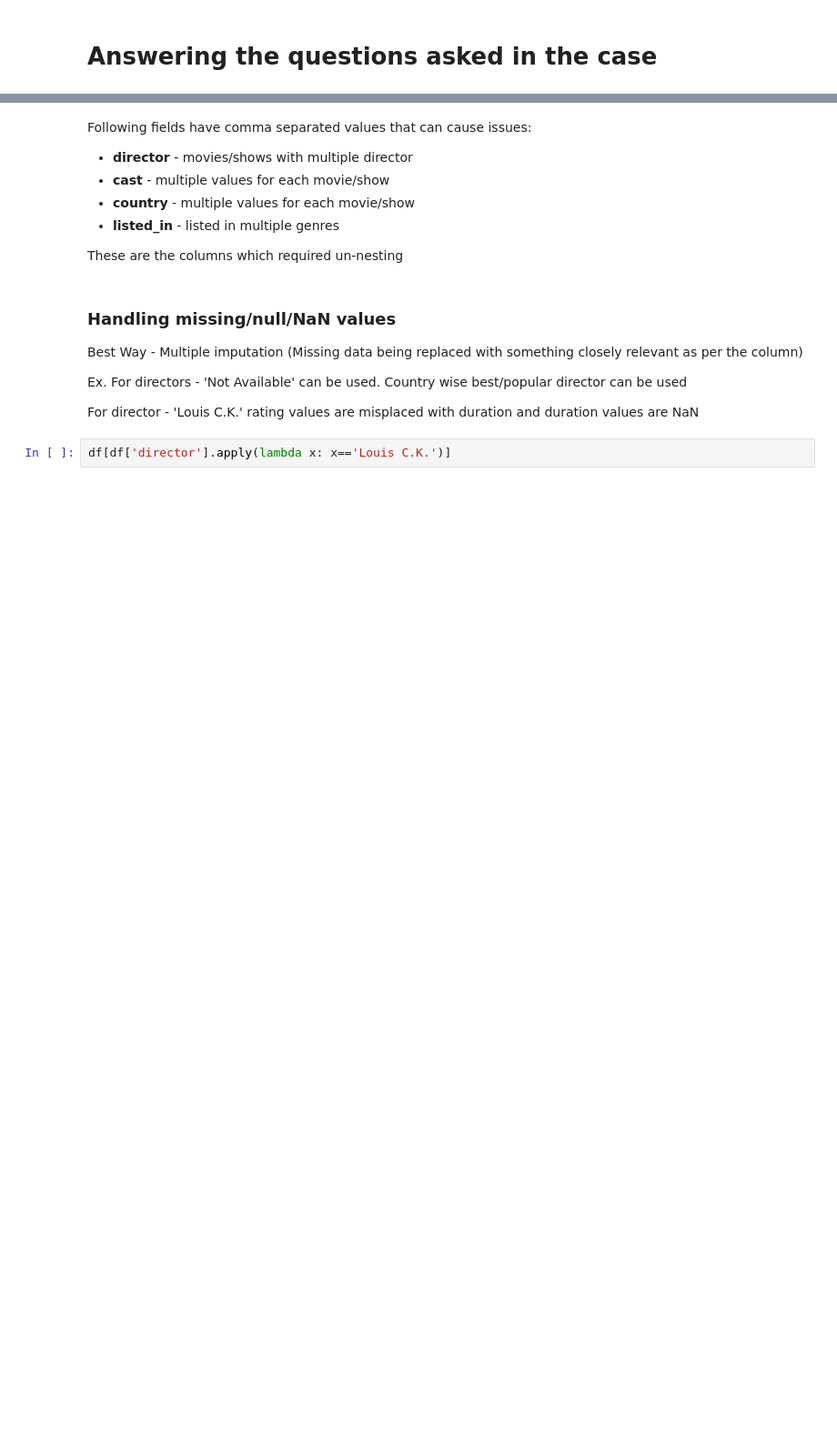
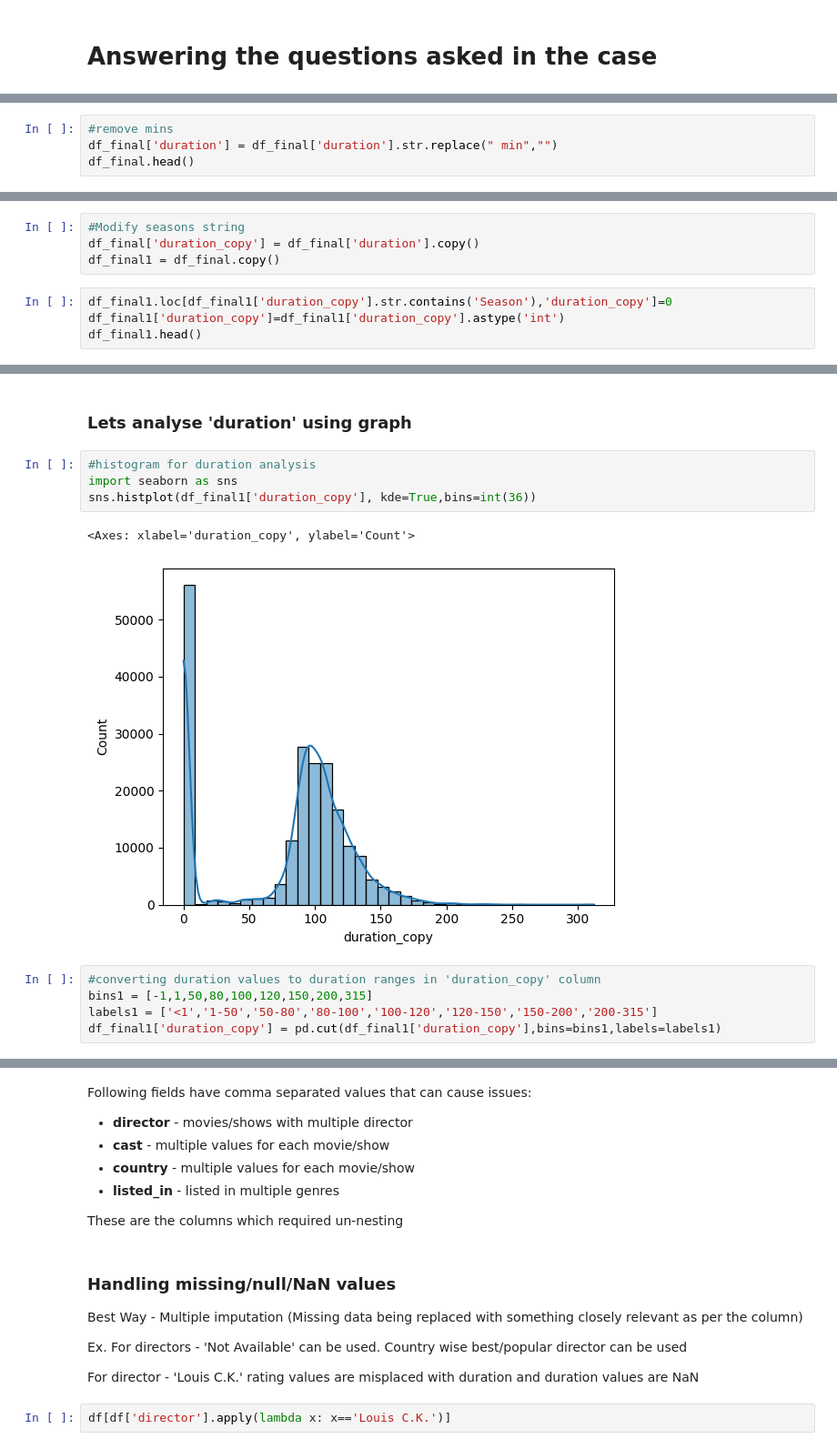
Before and after one commit to vinayakghatul/Netflix_EDA, a Jupyter notebook: DV_Netflix_Case.ipynb, the cells around one changed output, grey strips where cells are left out. Shown at 91% size. Drawn from its saved outputs; the diff is of its cells as text; blank space fills up the shorter version.

```diff
--- a/DV_Netflix_Case.ipynb
+++ b/DV_Netflix_Case.ipynb
@@ -344,0 +369,4 @@ df_final.head()
+# %%
+#remove mins
+df_final['duration'] = df_final['duration'].str.replace(" min","")
+df_final.head()
@@ -344,0 +380,8 @@ df_final.head()
+# %%
+#Modify seasons string
+df_final['duration_copy'] = df_final['duration'].copy()
+df_final1 = df_final.copy()
+# %%
+df_final1.loc[df_final1['duration_copy'].str.contains('Season'),'duration_copy']=0
+df_final1['duration_copy']=df_final1['duration_copy'].astype('int')
+df_final1.head()
@@ -344,0 +407,14 @@ df_final.head()
+# %% [markdown]
+### Lets analyse 'duration' using graph
+# %%
+#histogram for duration analysis
+import seaborn as sns
+sns.histplot(df_final1['duration_copy'], kde=True,bins=int(36))
+# %% [output]
+<Axes: xlabel='duration_copy', ylabel='Count'>
+[figure, added]
+# %%
+#converting duration values to duration ranges in 'duration_copy' column
+bins1 = [-1,1,50,80,100,120,150,200,315]
+labels1 = ['<1','1-50','50-80','80-100','100-120','120-150','150-200','200-315']
+df_final1['duration_copy'] = pd.cut(df_final1['duration_copy'],bins=bins1,labels=labels1)
```
Also changed, not shown: parts of 14 cells of this notebook.
